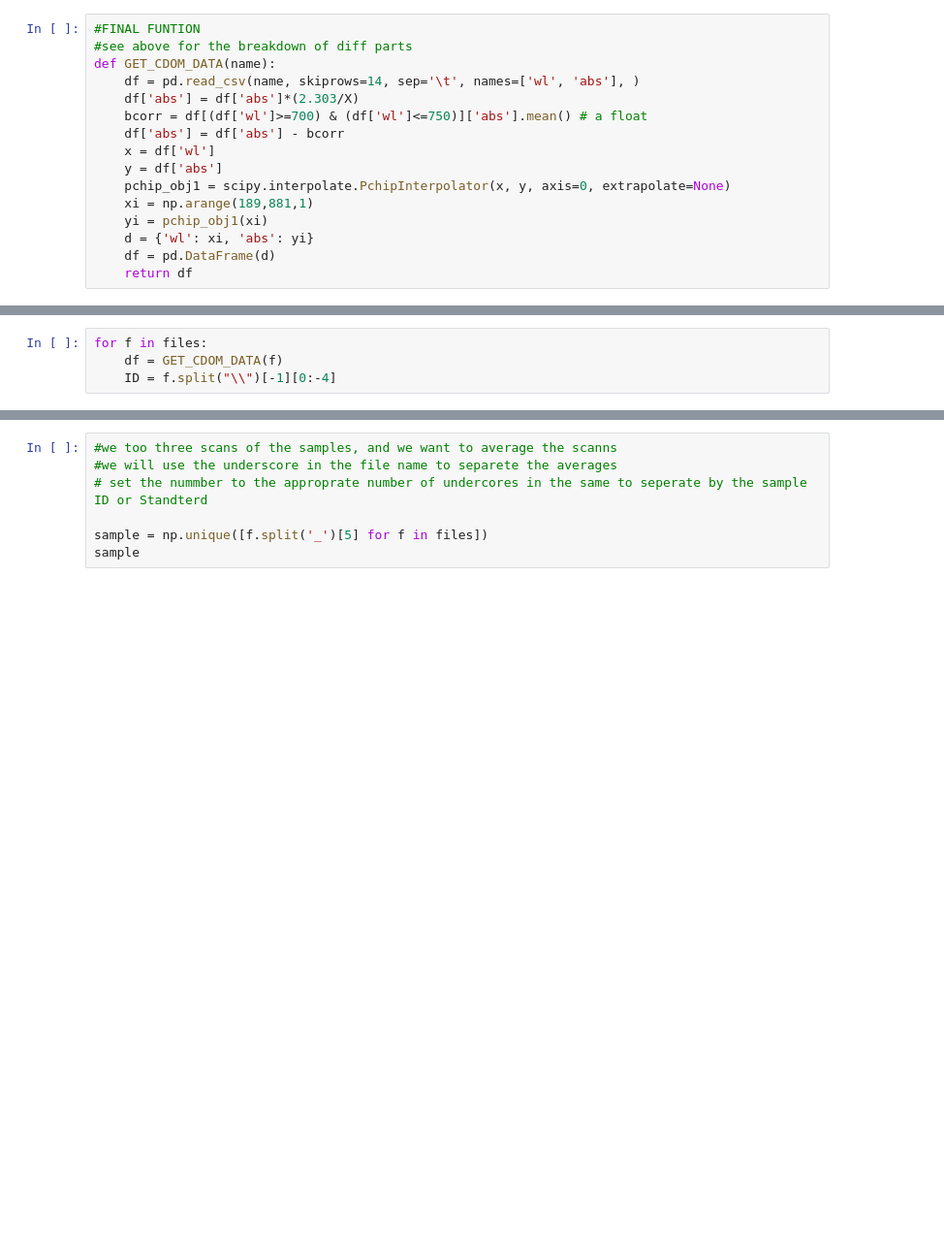
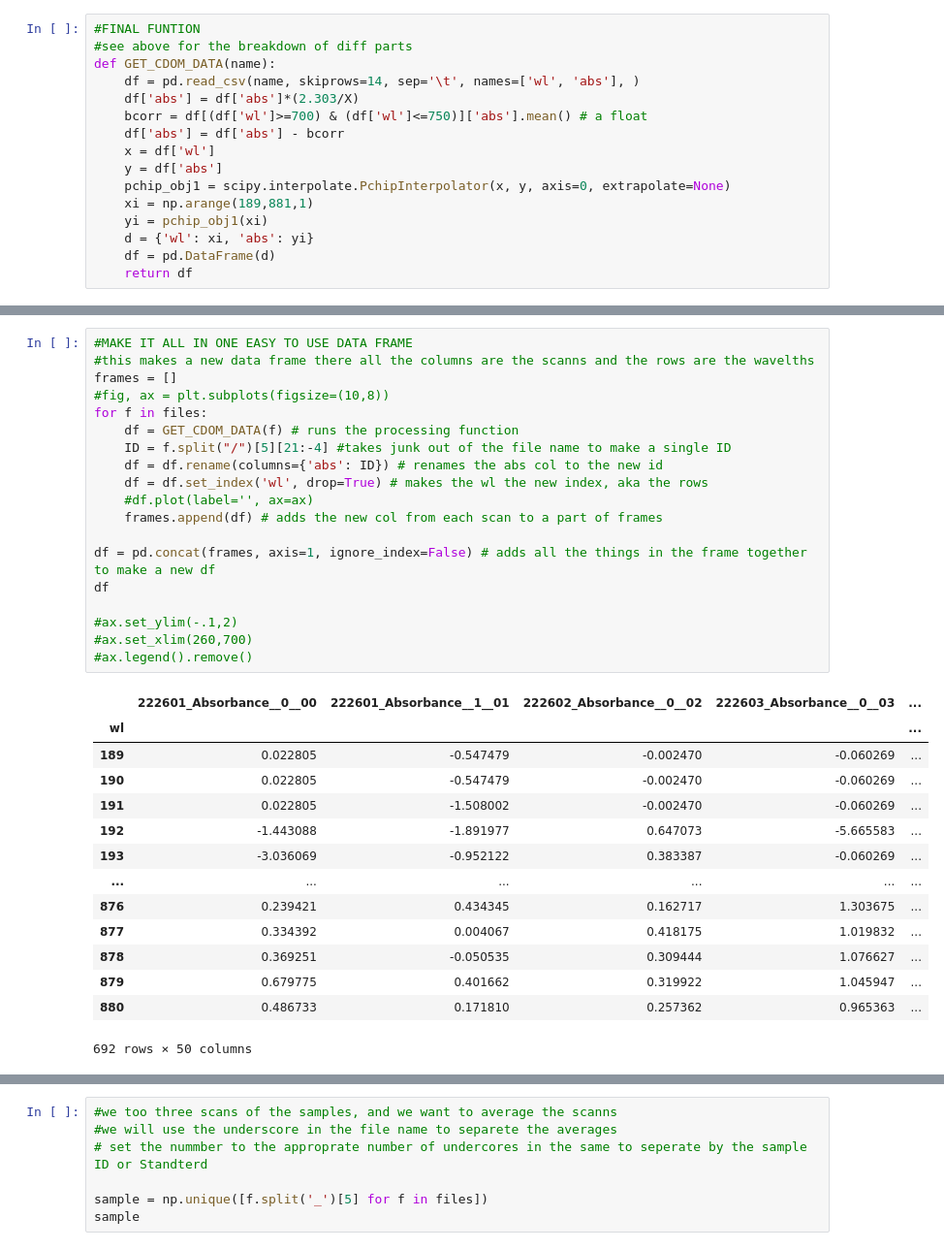
Before and after one commit to Hanna-the-explorer/NASA_Jupyter_Projects, a Jupyter notebook: DATA_Processing_codes/CDOM_DATA_PROCESS.ipynb, the cells around one changed output, grey strips where cells are left out. Shown: that part at 97% size. Saved outputs shown, nothing was run; the diff lists cells and outputs as text; blank space fills up the shorter version.

```diff
--- a/DATA_Processing_codes/CDOM_DATA_PROCESS.ipynb
+++ b/DATA_Processing_codes/CDOM_DATA_PROCESS.ipynb
@@ -72,4 +105,34 @@ GET_CDOM_DATA('../../../CDOM_DATA/BLU22/BC_ABS_BLU22_2226_GB/222601_Absorbance__
 # %%
+#MAKE IT ALL IN ONE EASY TO USE DATA FRAME
+#this makes a new data frame there all the columns are the scanns and the rows are the wavelths
+frames = []
+#fig, ax = plt.subplots(figsize=(10,8))
 for f in files:
-    df = GET_CDOM_DATA(f)
-    ID = f.split("\\")[-1][0:-4]
+    df = GET_CDOM_DATA(f) # runs the processing function
+    ID = f.split("/")[5][21:-4] #takes junk out of the file name to make a single ID
+    df = df.rename(columns={'abs': ID}) # renames the abs col to the new id
+    df = df.set_index('wl', drop=True) # makes the wl the new index, aka the rows
+    #df.plot(label='', ax=ax)
+    frames.append(df) # adds the new col from each scan to a part of frames
+
+df = pd.concat(frames, axis=1, ignore_index=False) # adds all the things in the frame together to make a new df
+df
+
+#ax.set_ylim(-.1,2)
+#ax.set_xlim(260,700)
+#ax.legend().remove()
+# %% [output]
+|  | 222601_Absorbance__0__00 | 222601_Absorbance__1__01 | 222602_Absorbance__0__02 | 222603_Absorbance__0__03 | ... |
+| wl |  |  |  |  | ... |
+| 189 | 0.022805 | -0.547479 | -0.002470 | -0.060269 | ... |
+| 190 | 0.022805 | -0.547479 | -0.002470 | -0.060269 | ... |
+| 191 | 0.022805 | -1.508002 | -0.002470 | -0.060269 | ... |
+| 192 | -1.443088 | -1.891977 | 0.647073 | -5.665583 | ... |
+| 193 | -3.036069 | -0.952122 | 0.383387 | -0.060269 | ... |
+| ... | ... | ... | ... | ... | ... |
+| 876 | 0.239421 | 0.434345 | 0.162717 | 1.303675 | ... |
+| 877 | 0.334392 | 0.004067 | 0.418175 | 1.019832 | ... |
+| 878 | 0.369251 | -0.050535 | 0.309444 | 1.076627 | ... |
+| 879 | 0.679775 | 0.401662 | 0.319922 | 1.045947 | ... |
+| 880 | 0.486733 | 0.171810 | 0.257362 | 0.965363 | ... |
+692 rows × 50 columns
```
Also changed, not shown: parts of 11 cells of this notebook.
